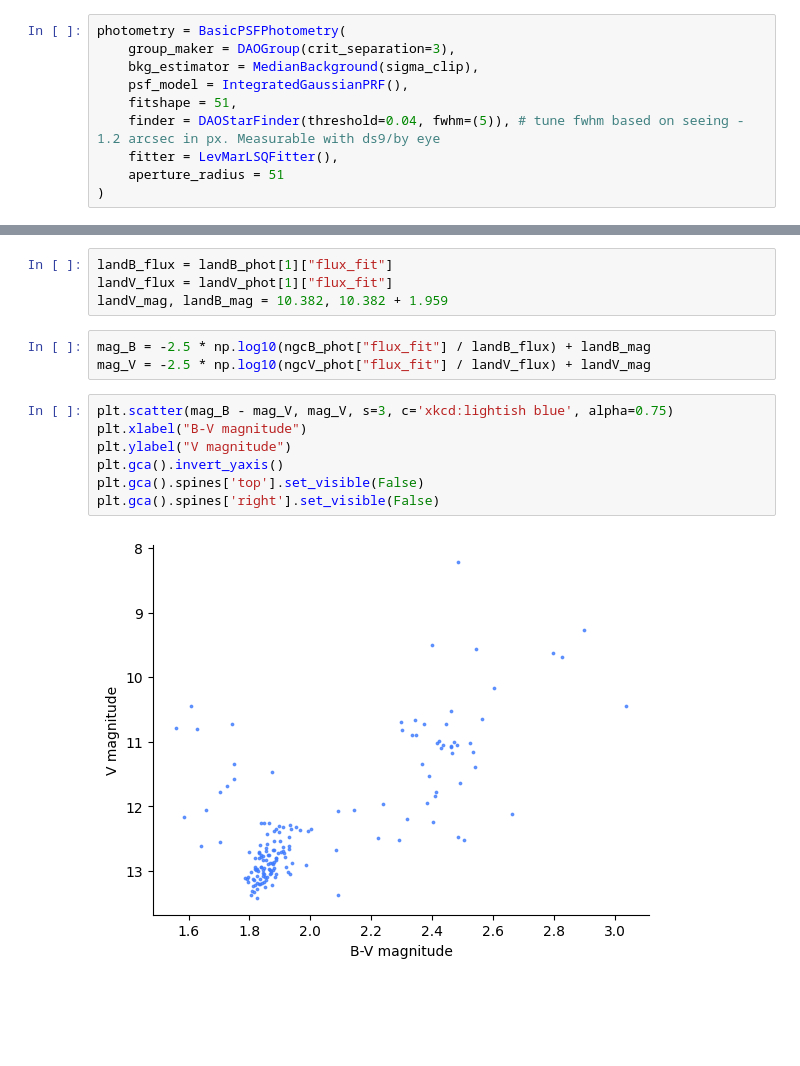
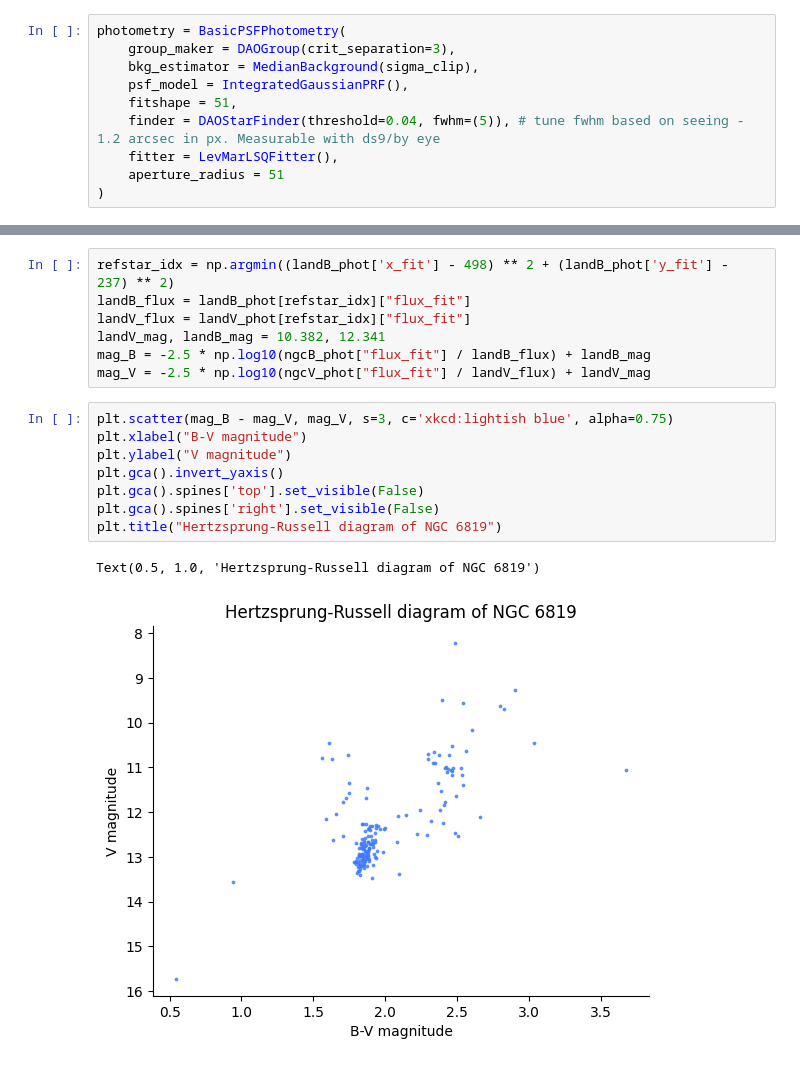
Before and after one commit to askemer/ASTR257_2024, a Jupyter notebook: student_work/adityars/hr/hr.ipynb, the cells around one changed output, grey strips where cells are left out. Drawn from its saved outputs; the diff is of its cells as text; blank space fills up the shorter version.

```diff
--- a/student_work/adityars/hr/hr.ipynb
+++ b/student_work/adityars/hr/hr.ipynb
@@ -157,16 +148,18 @@ fits.open(path.join(datapath, "ngc 6819", "land_b0.fits"))[0].header['Dec']
-# %%
-landB_flux = landB_phot[1]["flux_fit"]
-landV_flux = landV_phot[1]["flux_fit"]
-landV_mag, landB_mag = 10.382, 10.382 + 1.959
 # %%
+refstar_idx = np.argmin((landB_phot['x_fit'] - 498) ** 2 + (landB_phot['y_fit'] - 237) ** 2)
+landB_flux = landB_phot[refstar_idx]["flux_fit"]
+landV_flux = landV_phot[refstar_idx]["flux_fit"]
+landV_mag, landB_mag = 10.382, 12.341
 mag_B = -2.5 * np.log10(ngcB_phot["flux_fit"] / landB_flux) + landB_mag
 mag_V = -2.5 * np.log10(ngcV_phot["flux_fit"] / landV_flux) + landV_mag
 # %%
 plt.scatter(mag_B - mag_V, mag_V, s=3, c='xkcd:lightish blue', alpha=0.75)
 plt.xlabel("B-V magnitude")
 plt.ylabel("V magnitude")
 plt.gca().invert_yaxis()
 plt.gca().spines['top'].set_visible(False)
 plt.gca().spines['right'].set_visible(False)
+plt.title("Hertzsprung-Russell diagram of NGC 6819")
 # %% [output]
+Text(0.5, 1.0, 'Hertzsprung-Russell diagram of NGC 6819')
-[figure, old version]
+[figure, new version]
```
Also changed, not shown: parts of 16 cells of this notebook, 1 other file.
